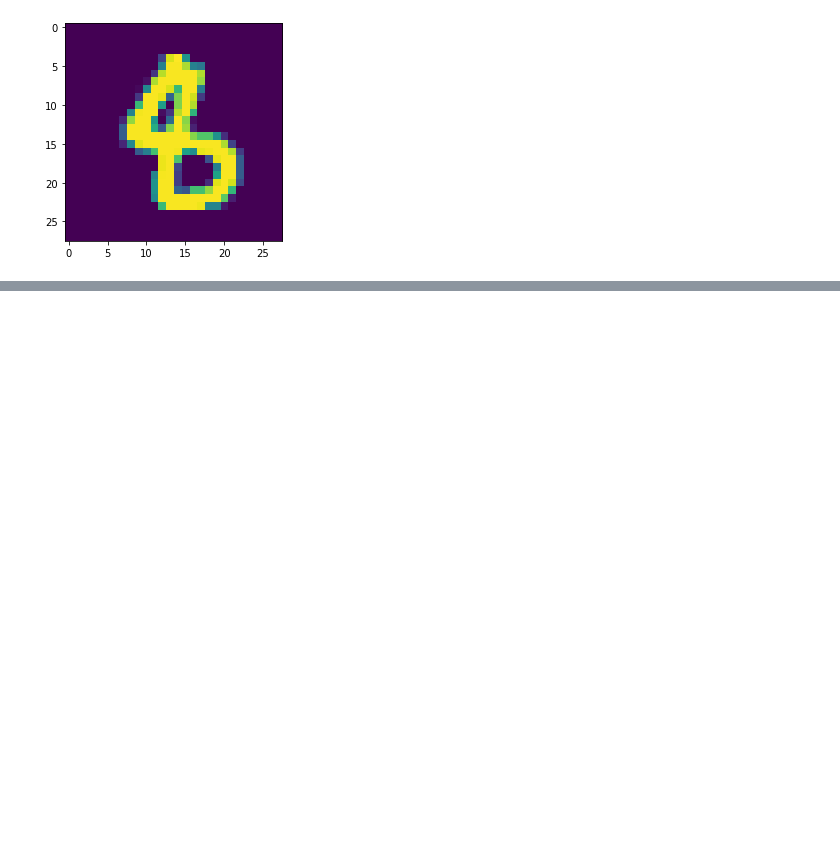
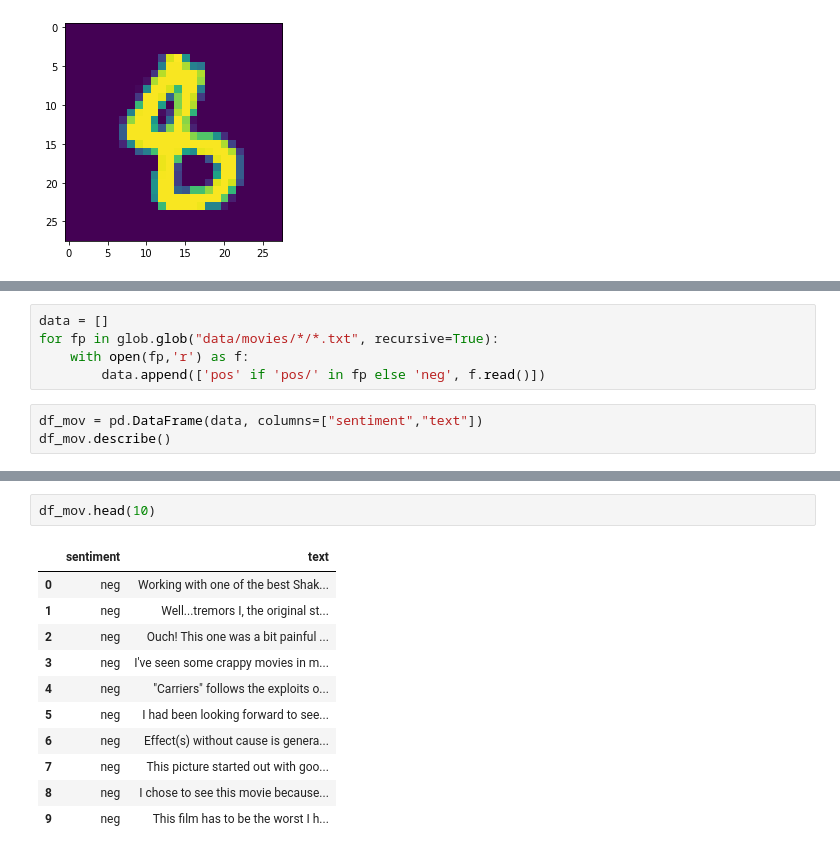
Before and after one commit to jdramirez/UCO_ML_AI, a Jupyter notebook: src/notebook_class/supervisado/supervisado_neural_nets.ipynb, the cells around one changed output, grey strips where cells are left out. Saved outputs shown, nothing was run; the diff lists cells and outputs as text; blank space fills up the shorter version.

```diff
--- a/src/notebook_class/supervisado/supervisado_neural_nets.ipynb
+++ b/src/notebook_class/supervisado/supervisado_neural_nets.ipynb
@@ -401,0 +440,8 @@ plt.imshow(X_test_lg[64].reshape(28,28))
+# %%
+data = []
+for fp in glob.glob("data/movies/*/*.txt", recursive=True):
+    with open(fp,'r') as f:
+        data.append(['pos' if 'pos/' in fp else 'neg', f.read()])
+# %%
+df_mov = pd.DataFrame(data, columns=["sentiment","text"])
+df_mov.describe()
@@ -401,0 +454,14 @@ plt.imshow(X_test_lg[64].reshape(28,28))
+# %%
+df_mov.head(10)
+# %% [output]
+|  | sentiment | text |
+| 0 | neg | Working with one of the best Shak... |
+| 1 | neg | Well...tremors I, the original st... |
+| 2 | neg | Ouch! This one was a bit painful ... |
+| 3 | neg | I've seen some crappy movies in m... |
+| 4 | neg | "Carriers" follows the exploits o... |
+| 5 | neg | I had been looking forward to see... |
+| 6 | neg | Effect(s) without cause is genera... |
+| 7 | neg | This picture started out with goo... |
+| 8 | neg | I chose to see this movie because... |
+| 9 | neg | This film has to be the worst I h... |
```
Also changed, not shown: parts of 18 cells of this notebook, 4 other files.
